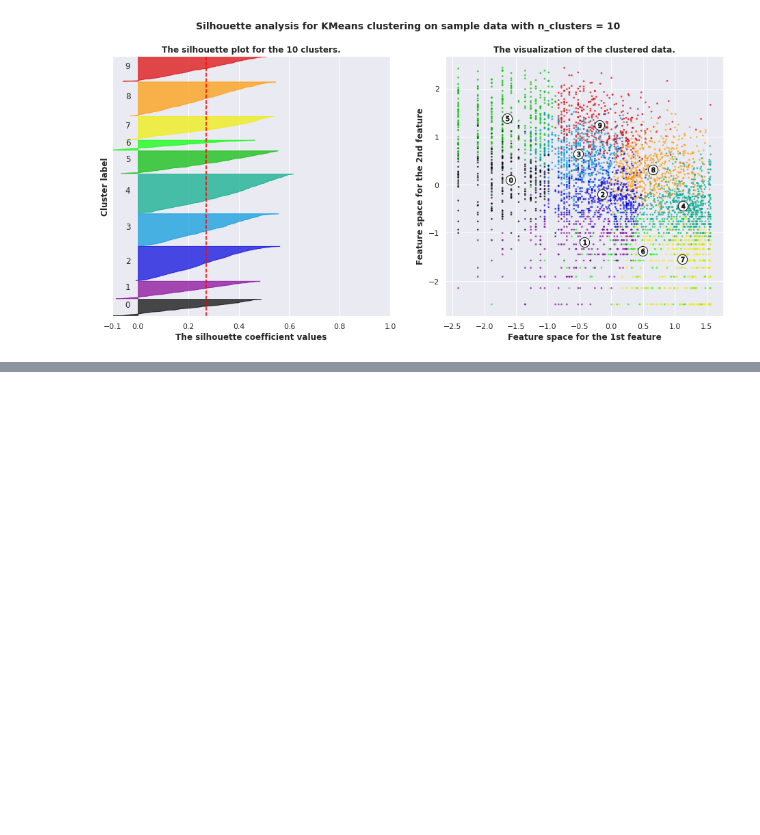
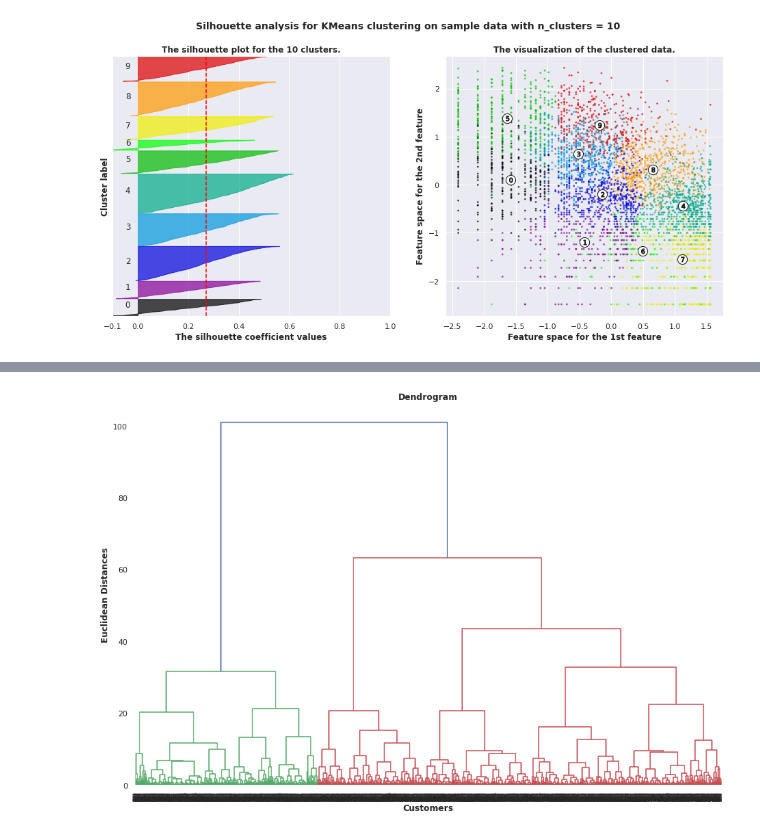
Before and after one commit to Mdanish2020/Customer_Segmentation_Project, a Jupyter notebook: Online_Retail_Customer_Segmentation_Capstone_Project.ipynb, the cells around one changed output, grey strips where cells are left out. Saved outputs shown, nothing was run; the diff lists cells and outputs as text; code cells hidden in the pictures; blank space fills up the shorter version.

```diff
--- a/Online_Retail_Customer_Segmentation_Capstone_Project.ipynb
+++ b/Online_Retail_Customer_Segmentation_Capstone_Project.ipynb
@@ -906,0 +996,10 @@ For n_clusters = 10, The average silhouette_score is :0.2720877780065119.
+# %%
+# Using the dendogram to find the optimal number of clusters
+import scipy.cluster.hierarchy as sch
+dendrogram = sch.dendrogram(sch.linkage(X, method = 'ward'))
+plt.title('Dendrogram',fontweight = 'bold')
+plt.xlabel('Customers',fontweight = 'bold')
+plt.ylabel('Euclidean Distances',fontweight = 'bold')
+plt.show()
+# %% [output]
+[figure, added]
```
Also changed, not shown: parts of 35 cells of this notebook.
